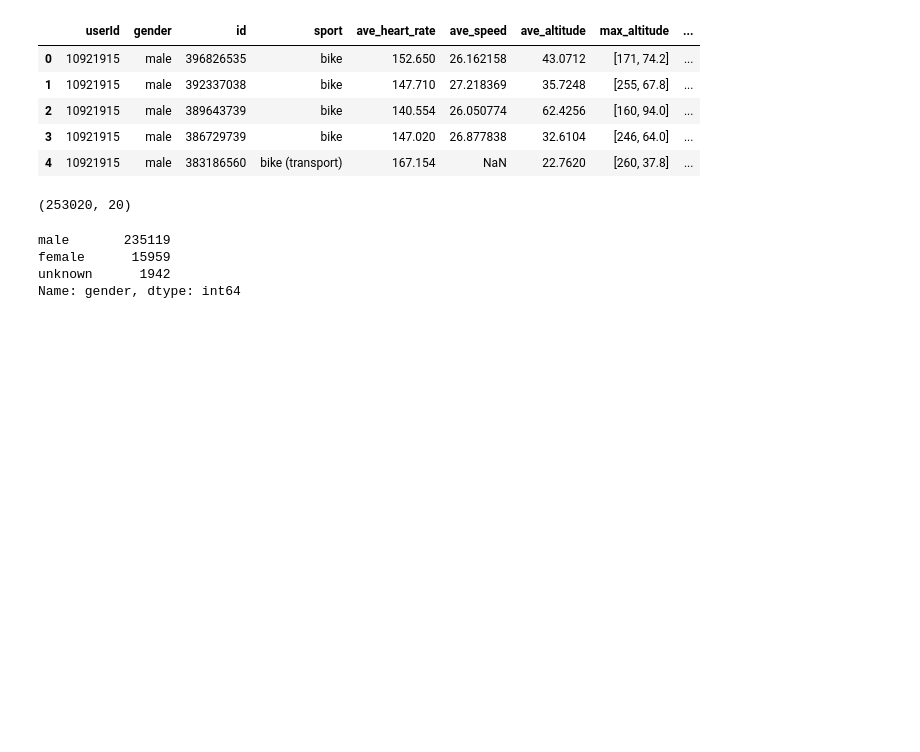
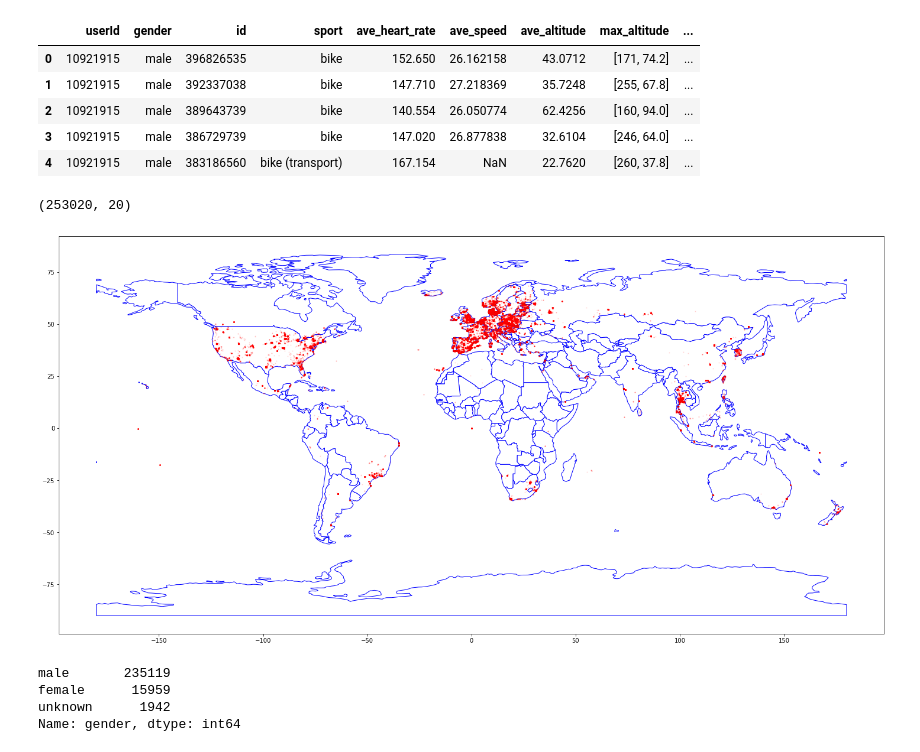
Before and after one commit to wangjing0/RS, a Jupyter notebook: NOTES.ipynb, the cells around one changed output. Drawn from its saved outputs; the diff is of its cells as text; code cells hidden in the pictures; blank space fills up the shorter version.

```diff
--- a/NOTES.ipynb
+++ b/NOTES.ipynb
@@ -160,6 +160,20 @@ df.head()
 df.shape
 # %% [output]
 (253020, 20)
+# %%
+from shapely.geometry import Point
+import geopandas as gpd
+from geopandas import GeoDataFrame
+import matplotlib.pyplot as plt
+
+geometry = [Point(xy) for xy in zip(df['ave_longitude'], df['ave_latitude'])]
+gdf = GeoDataFrame(df[['ave_longitude','ave_latitude' ]], geometry=geometry)
+
+world = gpd.read_file(gpd.datasets.get_path('naturalearth_lowres'))
+gdf.plot(ax=world.plot(color='white', edgecolor='blue', figsize=(25,15)), marker='.', color='red', markersize=5, alpha = .1);
+#plt.savefig('geo_density.png', dpi=300)
+# %% [output]
+[figure, added]
 # %%
 df.gender.value_counts()
 # %% [output]
```
Also changed, not shown: parts of 3 cells of this notebook.
